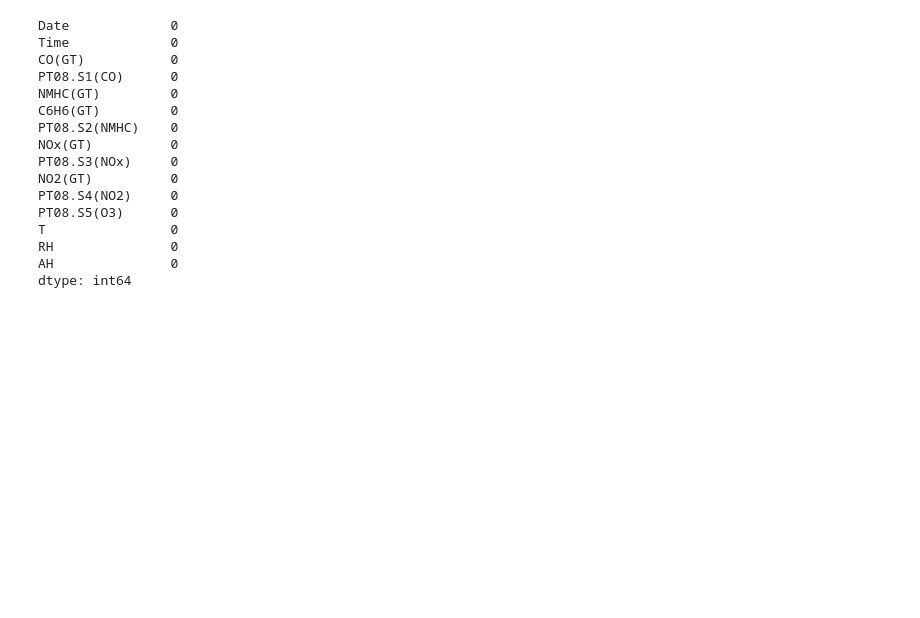
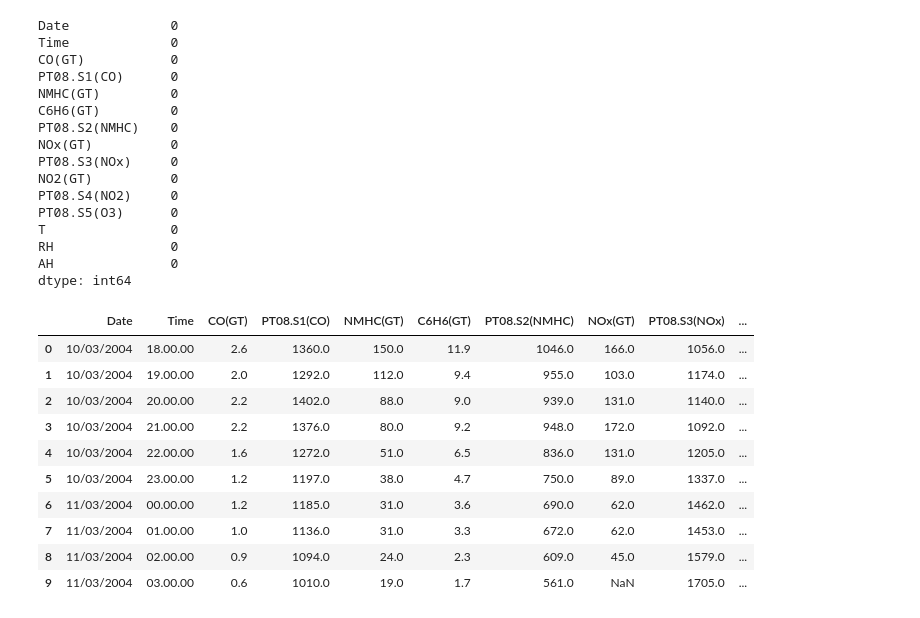
Before and after one commit to Ri-Dearg/aiml-labs, a Jupyter notebook: lab2b.ipynb, the cells around one changed output. Cells and saved outputs as stored; diff of their text form; code cells hidden in the pictures; blank space fills up the shorter version.

```diff
--- a/lab2b.ipynb
+++ b/lab2b.ipynb
@@ -158,3 +164,19 @@ T                0
 RH               0
 AH               0
 dtype: int64
+# %%
+# replace -200 with NaN to show actual missing values
+df_v3 = df_v2.replace(-200, np.nan, inplace=True)
+df_v3.head(10)
+# %% [output]
+|  | Date | Time | CO(GT) | PT08.S1(CO) | NMHC(GT) | C6H6(GT) | PT08.S2(NMHC) | NOx(GT) | PT08.S3(NOx) | ... |
+| 0 | 10/03/2004 | 18.00.00 | 2.6 | 1360.0 | 150.0 | 11.9 | 1046.0 | 166.0 | 1056.0 | ... |
+| 1 | 10/03/2004 | 19.00.00 | 2.0 | 1292.0 | 112.0 | 9.4 | 955.0 | 103.0 | 1174.0 | ... |
+| 2 | 10/03/2004 | 20.00.00 | 2.2 | 1402.0 | 88.0 | 9.0 | 939.0 | 131.0 | 1140.0 | ... |
+| 3 | 10/03/2004 | 21.00.00 | 2.2 | 1376.0 | 80.0 | 9.2 | 948.0 | 172.0 | 1092.0 | ... |
+| 4 | 10/03/2004 | 22.00.00 | 1.6 | 1272.0 | 51.0 | 6.5 | 836.0 | 131.0 | 1205.0 | ... |
+| 5 | 10/03/2004 | 23.00.00 | 1.2 | 1197.0 | 38.0 | 4.7 | 750.0 | 89.0 | 1337.0 | ... |
+| 6 | 11/03/2004 | 00.00.00 | 1.2 | 1185.0 | 31.0 | 3.6 | 690.0 | 62.0 | 1462.0 | ... |
+| 7 | 11/03/2004 | 01.00.00 | 1.0 | 1136.0 | 31.0 | 3.3 | 672.0 | 62.0 | 1453.0 | ... |
+| 8 | 11/03/2004 | 02.00.00 | 0.9 | 1094.0 | 24.0 | 2.3 | 609.0 | 45.0 | 1579.0 | ... |
+| 9 | 11/03/2004 | 03.00.00 | 0.6 | 1010.0 | 19.0 | 1.7 | 561.0 | NaN | 1705.0 | ... |
```
Also changed, not shown: parts of 10 cells of this notebook.
